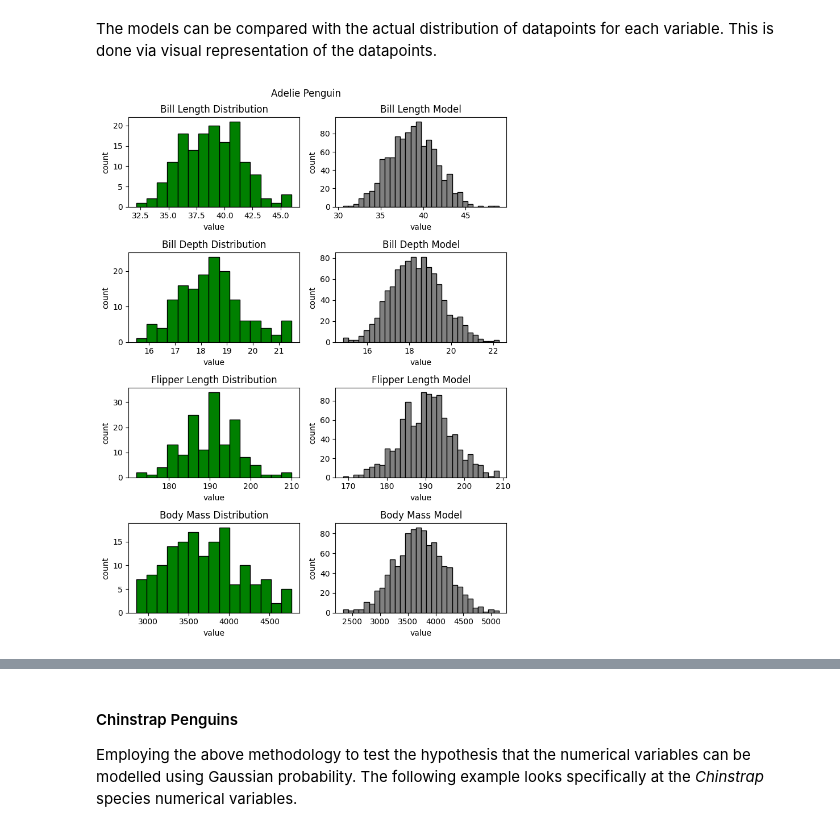
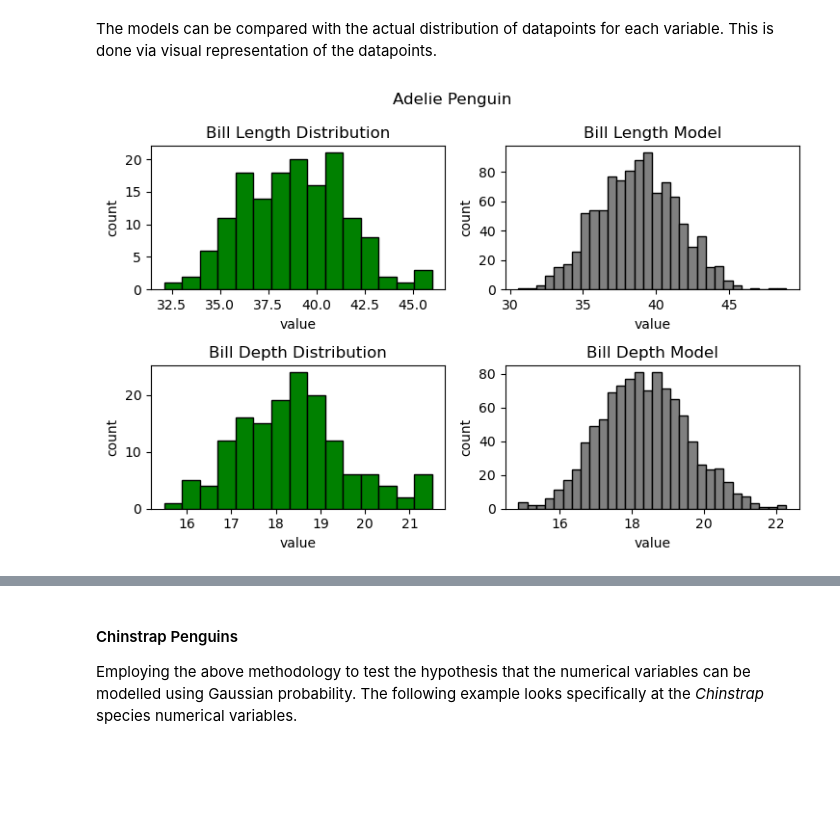
Before and after one commit to humphs078/data_analysis_fundamentals, a Jupyter notebook: tasks.ipynb, the cells around one changed output, grey strips where cells are left out. Drawn from its saved outputs; the diff is of its cells as text; code cells hidden in the pictures; blank space fills up the shorter version.

```diff
--- a/tasks.ipynb
+++ b/tasks.ipynb
@@ -655,37 +692,26 @@ adelie_body_mass_normal_prob_dist = np.random.normal(adelie_body_mass_mean, adel
 # %% [markdown]
 The models can be compared with the actual distribution of datapoints for each variable. This is done via visual representation of the datapoints.
 # %%
-plt.rcParams["figure.figsize"] = [7.50, 10]
-plt.rcParams["figure.autolayout"] = True
+# create an empty plot
+fig, ax = plt.subplots(2, 2, figsize=(7.50, 5))
 
-fig, axis = plt.subplots(4, 2)
-axis[0, 0].hist(penguins_copy_adelie['bill_length_mm'], color = 'green', edgecolor = 'black', bins=15)
-axis[0, 0].set_title("Bill Length Distribution")
-axis[0, 0].set(xlabel='value', ylabel='count')
-axis[0, 1].hist(adelie_bill_length_normal_prob_dist, color = 'grey', edgecolor = 'black', bins=30)
-axis[0, 1].set_title("Bill Length Model")
-axis[0, 1].set(xlabel='value', ylabel='count')
-axis[1, 0].hist(penguins_copy_adelie['bill_depth_mm'], color = 'green', edgecolor = 'black', bins=15)
-axis[1, 0].set_title("Bill Depth Distribution")
-axis[1, 0].set(xlabel='value', ylabel='count')
-axis[1, 1].hist(adelie_bill_depth_normal_prob_dist, color = 'grey', edgecolor = 'black', bins=30)
-axis[1, 1].set_title("Bill Depth Model")
-axis[1, 1].set(xlabel='value', ylabel='count')
-axis[2, 0].hist(penguins_copy_adelie['flipper_length_mm'], color = 'green', edgecolor = 'black', bins=15)
-axis[2, 0].set_title("Flipper Length Distribution")
-axis[2, 0].set(xlabel='value', ylabel='count')
-axis[2, 1].hist(adelie_flipper_length_normal_prob_dist, color = 'grey', edgecolor = 'black', bins=30)
-axis[2, 1].set_title("Flipper Length Model")
-axis[2, 1].set(xlabel='value', ylabel='count')
-axis[3, 0].hist(penguins_copy_adelie['body_mass_g'], color = 'green', edgecolor = 'black', bins=15)
-axis[3, 0].set_title("Body Mass Distribution")
-axis[3, 0].set(xlabel='value', ylabel='count')
-axis[3, 1].hist(adelie_body_mass_normal_prob_dist, color = 'grey', edgecolor = 'black', bins=30)
-axis[3, 1].set_title("Body Mass Model")
-axis[3, 1].set(xlabel='value', ylabel='count')
+# plot the results
+ax[0, 0].hist(penguins_copy_adelie['bill_length_mm'], color = 'green', edgecolor = 'black', bins=15)
+ax[0, 0].set_title("Bill Length Distribution")
+ax[0, 0].set(xlabel='value', ylabel='count')
+ax[0, 1].hist(adelie_bill_length_normal_prob_dist, color = 'grey', edgecolor = 'black', bins=30)
+ax[0, 1].set_title("Bill Length Model")
+ax[0, 1].set(xlabel='value', ylabel='count')
+ax[1, 0].hist(penguins_copy_adelie['bill_depth_mm'], color = 'green', edgecolor = 'black', bins=15)
+ax[1, 0].set_title("Bill Depth Distribution")
+ax[1, 0].set(xlabel='value', ylabel='count')
+ax[1, 1].hist(adelie_bill_depth_normal_prob_dist, color = 'grey', edgecolor = 'black', bins=30)
+ax[1, 1].set_title("Bill Depth Model")
+ax[1, 1].set(xlabel='value', ylabel='count')
+
 
 plt.suptitle('Adelie Penguin')
 plt.tight_layout()
 plt.show()
 # %% [output]
-[figure, old version]
+[figure, new version]
```
Also changed, not shown: parts of 62 cells of this notebook.
